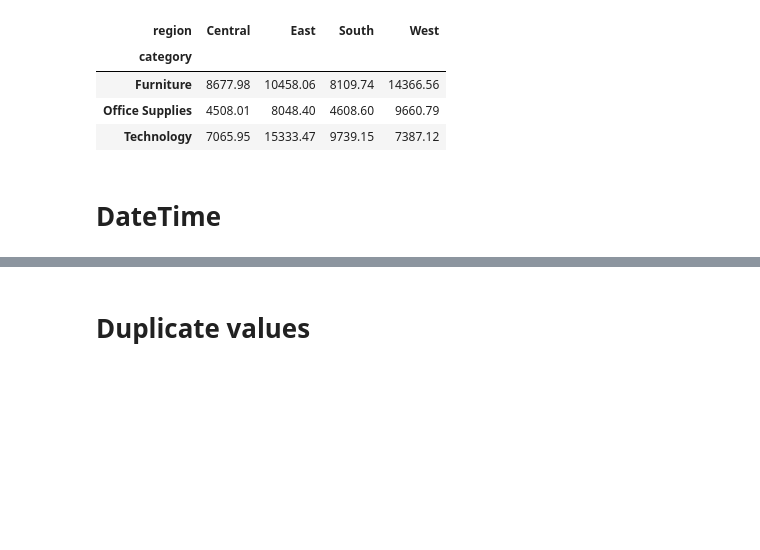
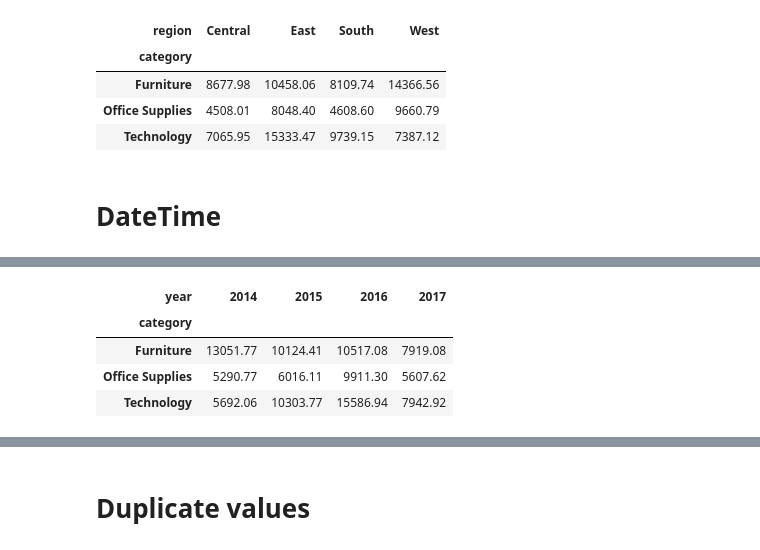
Before and after one commit to deveshpatwa/Free_Datasets, a Jupyter notebook: Python Class Files/Part 10 Pandas.ipynb, the cells around one changed output, grey strips where cells are left out. Saved outputs shown, nothing was run; the diff lists cells and outputs as text; code cells hidden in the pictures; blank space fills up the shorter version.

```diff
--- a/Python Class Files/Part 10 Pandas.ipynb
+++ b/Python Class Files/Part 10 Pandas.ipynb
@@ -690,0 +824,9 @@ df[
+# %%
+# category wise total sales for each year (pivot table)
+df.pivot_table(index='category',columns='year',values='sales',aggfunc="sum")
+# %% [output]
+| year | 2014 | 2015 | 2016 | 2017 |
+| category |  |  |  |  |
+| Furniture | 13051.77 | 10124.41 | 10517.08 | 7919.08 |
+| Office Supplies | 5290.77 | 6016.11 | 9911.30 | 5607.62 |
+| Technology | 5692.06 | 10303.77 | 15586.94 | 7942.92 |
```
Also changed, not shown: parts of 22 cells of this notebook, 5 other files.
